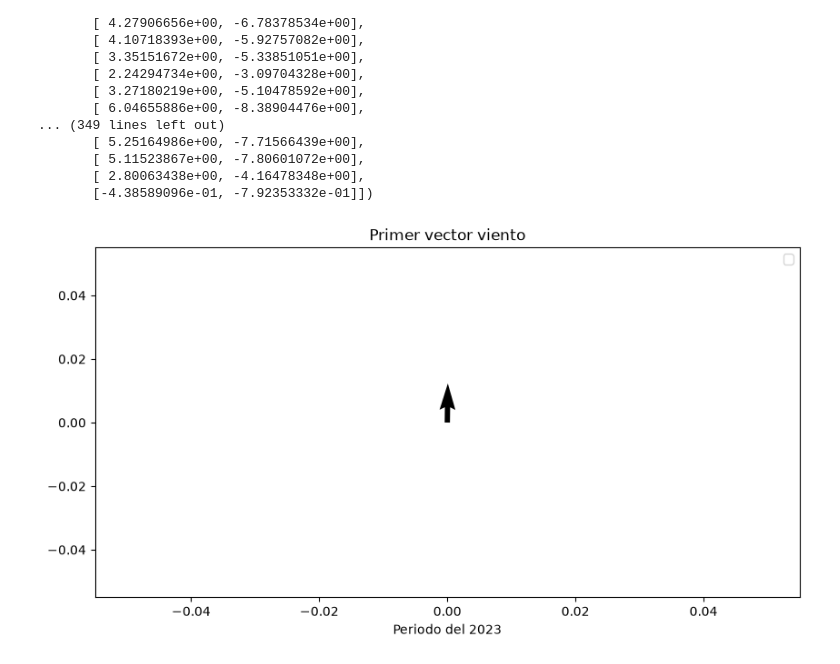
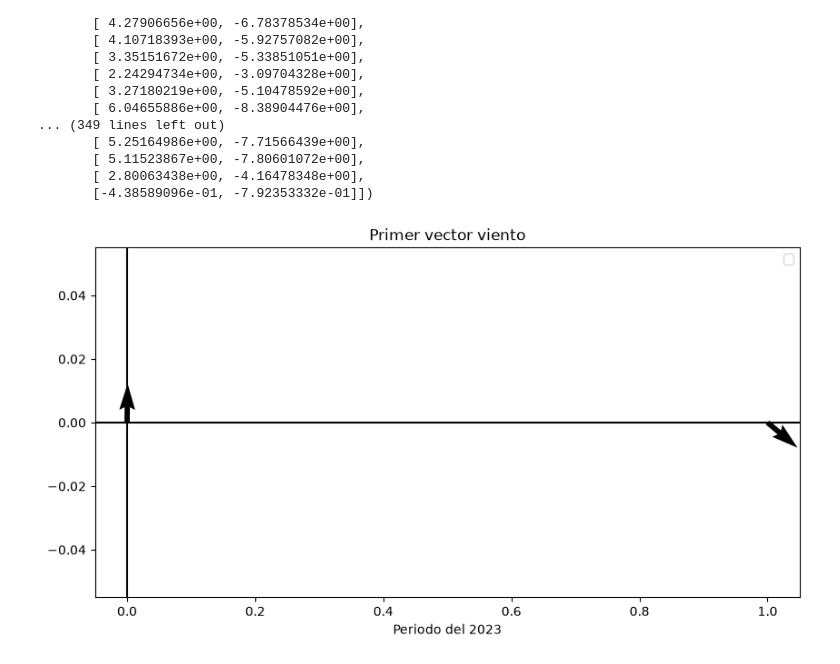
Before and after one commit to Dinamica-del-Clima-2027-1/Notebooks, a Jupyter notebook: Archivo_NetCDF.ipynb, the cells around one changed output. Drawn from its saved outputs; the diff is of its cells as text; code cells hidden in the pictures.

```diff
--- a/Archivo_NetCDF.ipynb
+++ b/Archivo_NetCDF.ipynb
@@ -203,15 +216,18 @@ array([[ 4.87823486e-02,  3.67333221e+00],
 # %%
 # graficar el pimer vector viento
 
 
 plt.figure(figsize=(10,5))
 
-plt.quiver(wind[0,0],wind[0,1])
+plt.quiver(0,0, wind[0,0],wind[0,1]) #quiver(origen_x, origen_x, corrd_x, coord_y)
+plt.quiver(1, 0, wind[1,1], wind[2,1])
 
+plt.axhline(y = 0.0, color = "black")
+plt.axvline(x = 0.0, color = "black")
 
 plt.title("Primer vector viento")
 plt.xlabel("Periodo del 2023")
 plt.legend()
 plt.show()
 # %% [output]
-[figure, old version]
+[figure, new version]
```
Also changed, not shown: parts of 15 cells of this notebook.
